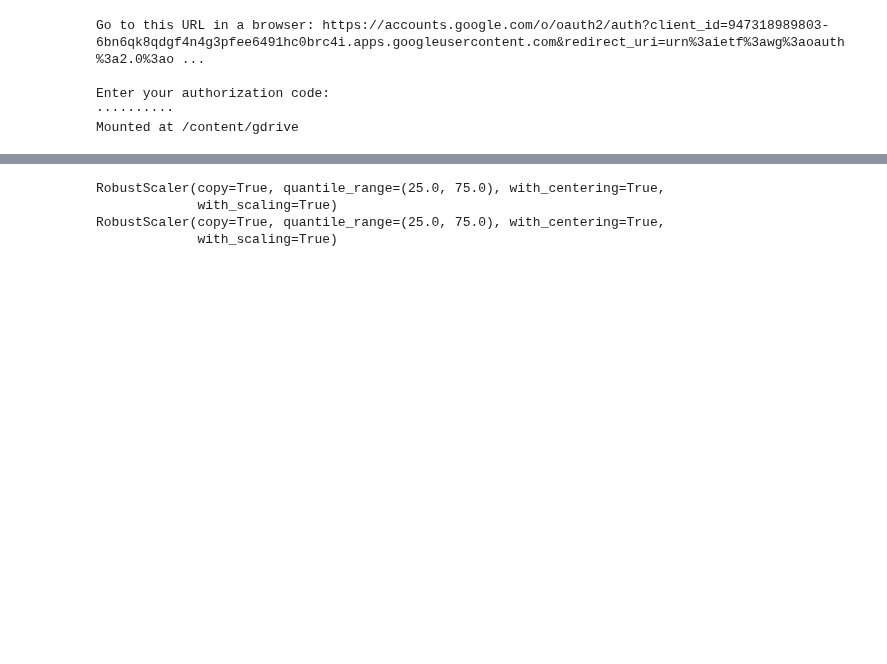
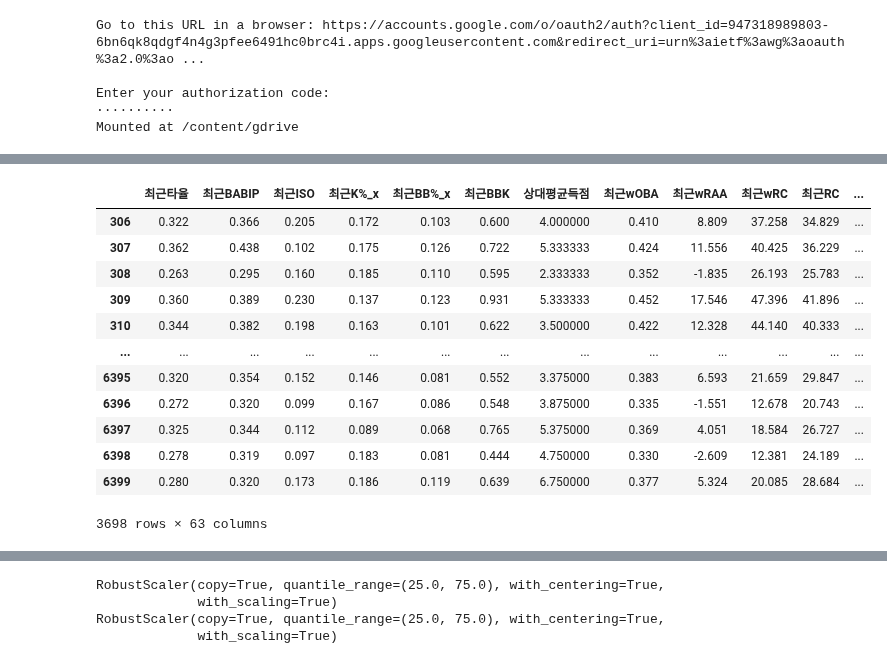
Before and after one commit to seonghunYang/big_contest2020, a Jupyter notebook: Model5_득점_실점_basic_모델.ipynb, the cells around one changed output, grey strips where cells are left out. Drawn from its saved outputs; the diff is of its cells as text; code cells hidden in the pictures; blank space fills up the shorter version.

```diff
--- a/Model5_득점_실점_basic_모델.ipynb
+++ b/Model5_득점_실점_basic_모델.ipynb
@@ -110,0 +132,4 @@ y_data_p = data[['실점']]
+# %%
+for i in range(0, len(x_data), 2):
+  x_data[columns].iloc[i] = x_data_p.iloc[i+1]
+  x_data[columns].iloc[i+1] = x_data_p.iloc[i]
@@ -110,0 +149,20 @@ y_data_p = data[['실점']]
+# %%
+x_data = x_data.reset_index()
+del x_data['index']
+x_data = x_data.reset_index()
+x_data_p = x_data_p.reset_index()
+del x_data_p['index']
+x_data_p = x_data_p.reset_index()
+# %%
+def mergeAD(row):
+  index = int(row['index'])
+  print(index)
+  if (index % 2) == 0:
+    for col in columns:
+      row[col] = x_data_p.iloc[index+1][col]
+  else:
+    for col in columns:
+      row[col] = x_data_p.iloc[index-1][col]
+  return row
+# %%
+x_data = x_data.apply(mergeAD, axis=1)
@@ -110,0 +187,16 @@ y_data_p = data[['실점']]
+# %%
+x_data
+# %% [output]
+|  | 최근타율 | 최근BABIP | 최근ISO | 최근K%_x | 최근BB%_x | 최근BBK | 상대평균득점 | 최근wOBA | 최근wRAA | 최근wRC | 최근RC | ... |
+| 306 | 0.322 | 0.366 | 0.205 | 0.172 | 0.103 | 0.600 | 4.000000 | 0.410 | 8.809 | 37.258 | 34.829 | ... |
+| 307 | 0.362 | 0.438 | 0.102 | 0.175 | 0.126 | 0.722 | 5.333333 | 0.424 | 11.556 | 40.425 | 36.229 | ... |
+| 308 | 0.263 | 0.295 | 0.160 | 0.185 | 0.110 | 0.595 | 2.333333 | 0.352 | -1.835 | 26.193 | 25.783 | ... |
+| 309 | 0.360 | 0.389 | 0.230 | 0.137 | 0.123 | 0.931 | 5.333333 | 0.452 | 17.546 | 47.396 | 41.896 | ... |
+| 310 | 0.344 | 0.382 | 0.198 | 0.163 | 0.101 | 0.622 | 3.500000 | 0.422 | 12.328 | 44.140 | 40.333 | ... |
+| ... | ... | ... | ... | ... | ... | ... | ... | ... | ... | ... | ... | ... |
+| 6395 | 0.320 | 0.354 | 0.152 | 0.146 | 0.081 | 0.552 | 3.375000 | 0.383 | 6.593 | 21.659 | 29.847 | ... |
+| 6396 | 0.272 | 0.320 | 0.099 | 0.167 | 0.086 | 0.548 | 3.875000 | 0.335 | -1.551 | 12.678 | 20.743 | ... |
+| 6397 | 0.325 | 0.344 | 0.112 | 0.089 | 0.068 | 0.765 | 5.375000 | 0.369 | 4.051 | 18.584 | 26.727 | ... |
+| 6398 | 0.278 | 0.319 | 0.097 | 0.183 | 0.081 | 0.444 | 4.750000 | 0.330 | -2.609 | 12.381 | 24.189 | ... |
+| 6399 | 0.280 | 0.320 | 0.173 | 0.186 | 0.119 | 0.639 | 6.750000 | 0.377 | 5.324 | 20.085 | 28.684 | ... |
+3698 rows × 63 columns
```
Also changed, not shown: parts of 36 cells of this notebook.
